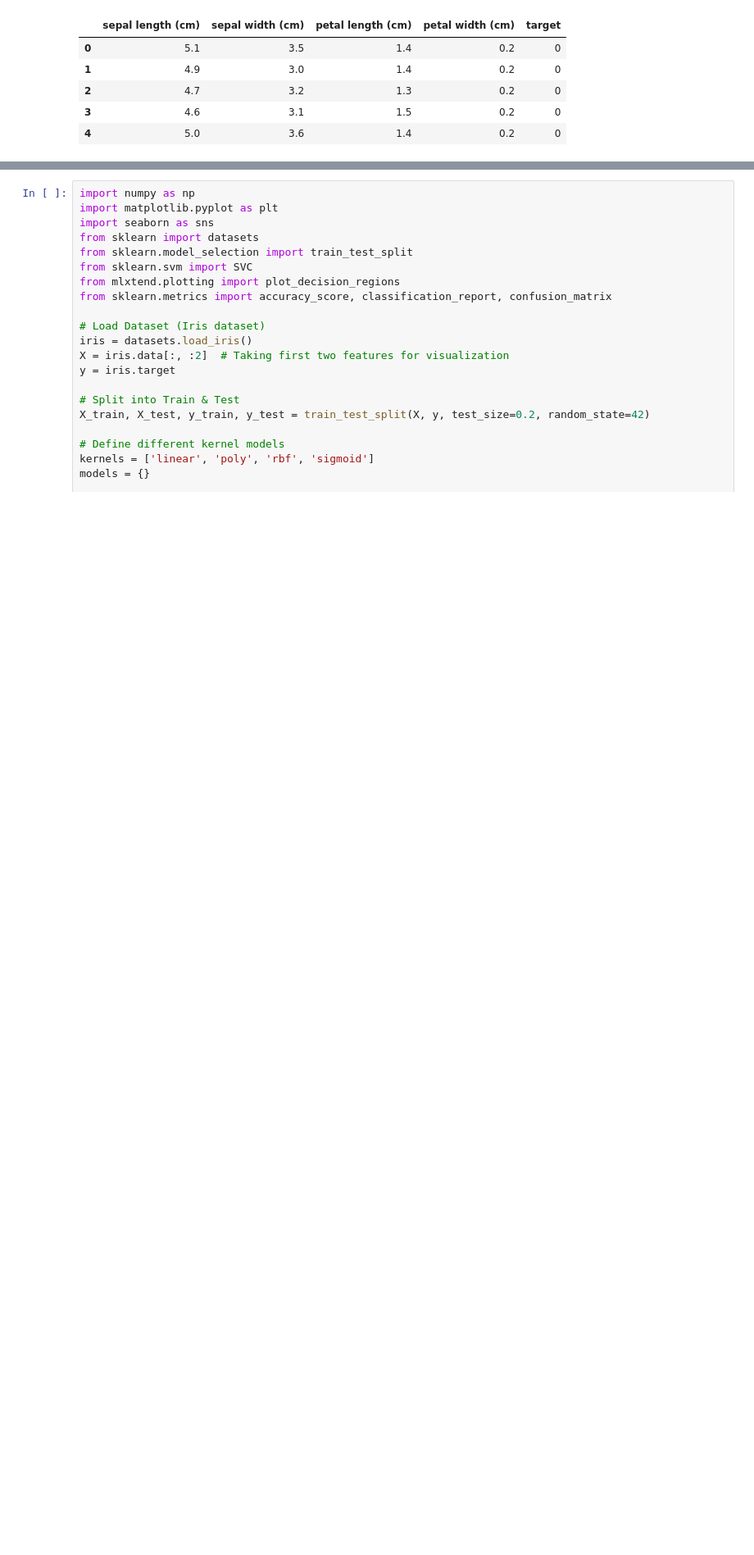
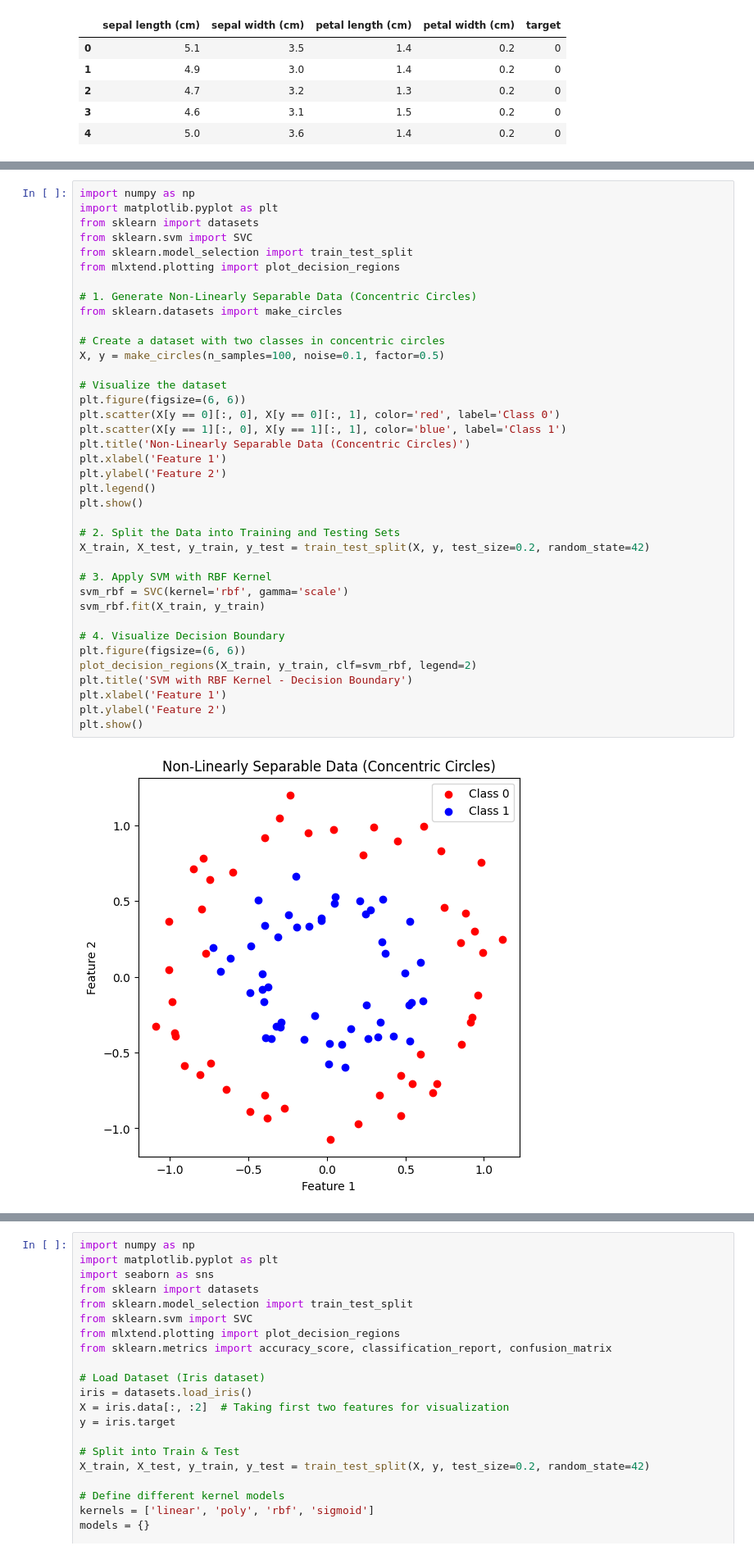
Before and after one commit to pp24aaq/machine-learning-, a Jupyter notebook: SVM_tutorial.ipynb, the cells around one changed output, grey strips where cells are left out. Shown at 82% size. Cells and saved outputs as stored; diff of their text form; blank space fills up the shorter version.

```diff
--- a/SVM_tutorial.ipynb
+++ b/SVM_tutorial.ipynb
@@ -35,0 +65,40 @@ df.head()
+# %%
+import numpy as np
+import matplotlib.pyplot as plt
+from sklearn import datasets
+from sklearn.svm import SVC
+from sklearn.model_selection import train_test_split
+from mlxtend.plotting import plot_decision_regions
+
+# 1. Generate Non-Linearly Separable Data (Concentric Circles)
+from sklearn.datasets import make_circles
+
+# Create a dataset with two classes in concentric circles
+X, y = make_circles(n_samples=100, noise=0.1, factor=0.5)
+
+# Visualize the dataset
+plt.figure(figsize=(6, 6))
+plt.scatter(X[y == 0][:, 0], X[y == 0][:, 1], color='red', label='Class 0')
+plt.scatter(X[y == 1][:, 0], X[y == 1][:, 1], color='blue', label='Class 1')
+plt.title('Non-Linearly Separable Data (Concentric Circles)')
+plt.xlabel('Feature 1')
+plt.ylabel('Feature 2')
+plt.legend()
+plt.show()
+
+# 2. Split the Data into Training and Testing Sets
+X_train, X_test, y_train, y_test = train_test_split(X, y, test_size=0.2, random_state=42)
+
+# 3. Apply SVM with RBF Kernel
+svm_rbf = SVC(kernel='rbf', gamma='scale')
+svm_rbf.fit(X_train, y_train)
+
+# 4. Visualize Decision Boundary
+plt.figure(figsize=(6, 6))
+plot_decision_regions(X_train, y_train, clf=svm_rbf, legend=2)
+plt.title('SVM with RBF Kernel - Decision Boundary')
+plt.xlabel('Feature 1')
+plt.ylabel('Feature 2')
+plt.show()
+# %% [output]
+[figure, added]
```
Also changed, not shown: parts of 2 cells of this notebook.
